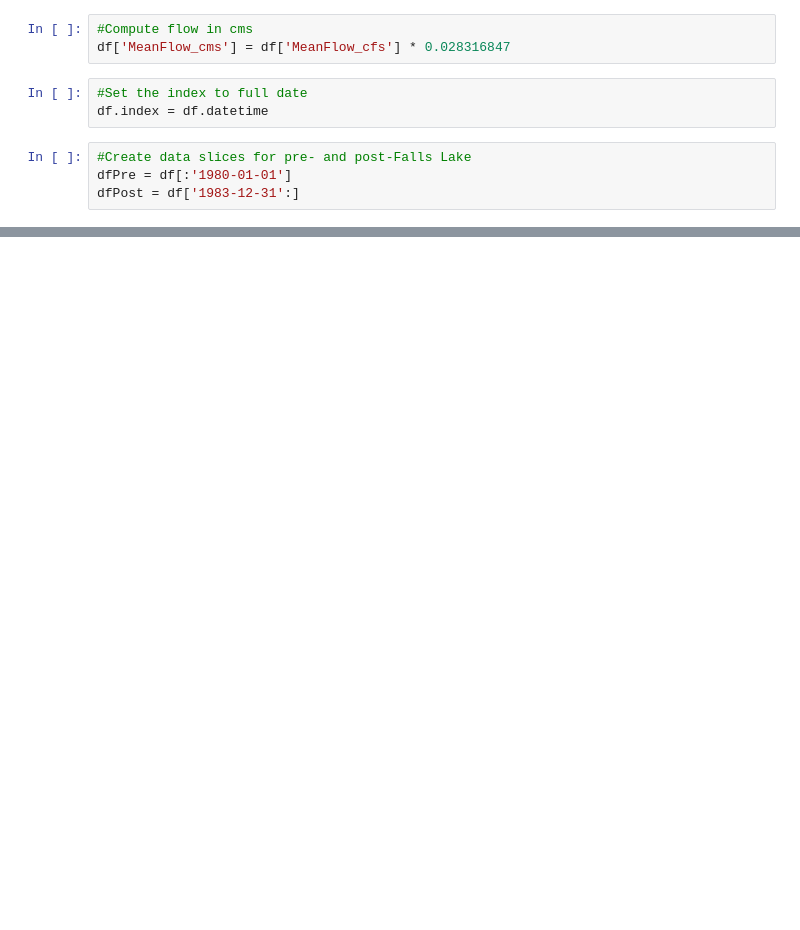
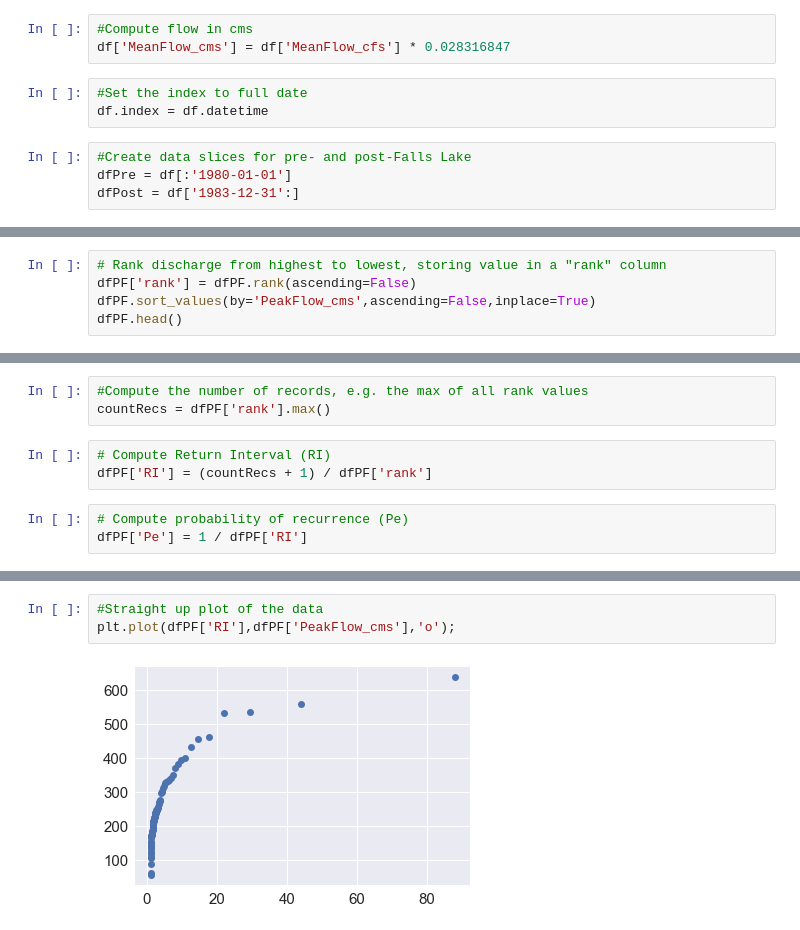
Before and after one commit to johnpfay/Water-Data-Bootcamp, a Jupyter notebook: 1_StreamFlow/Python/03-Flood-Frequency-Analysis.ipynb, the cells around one changed output, grey strips where cells are left out. Drawn from its saved outputs; the diff is of its cells as text; blank space fills up the shorter version.

```diff
--- a/1_StreamFlow/Python/03-Flood-Frequency-Analysis.ipynb
+++ b/1_StreamFlow/Python/03-Flood-Frequency-Analysis.ipynb
@@ -301,0 +88,5 @@ dfPreMA['Pe'] = 1 / dfPreMA['RI']
+# %%
+# Rank discharge from highest to lowest, storing value in a "rank" column
+dfPF['rank'] = dfPF.rank(ascending=False)
+dfPF.sort_values(by='PeakFlow_cms',ascending=False,inplace=True)
+dfPF.head()
@@ -301,0 +104,9 @@ dfPreMA['Pe'] = 1 / dfPreMA['RI']
+# %%
+#Compute the number of records, e.g. the max of all rank values
+countRecs = dfPF['rank'].max()
+# %%
+# Compute Return Interval (RI)
+dfPF['RI'] = (countRecs + 1) / dfPF['rank']
+# %%
+# Compute probability of recurrence (Pe)
+dfPF['Pe'] = 1 / dfPF['RI']
@@ -301,0 +127,5 @@ dfPreMA['Pe'] = 1 / dfPreMA['RI']
+# %%
+#Straight up plot of the data
+plt.plot(dfPF['RI'],dfPF['PeakFlow_cms'],'o');
+# %% [output]
+[figure, added]
```
Also changed, not shown: parts of 59 cells of this notebook.
